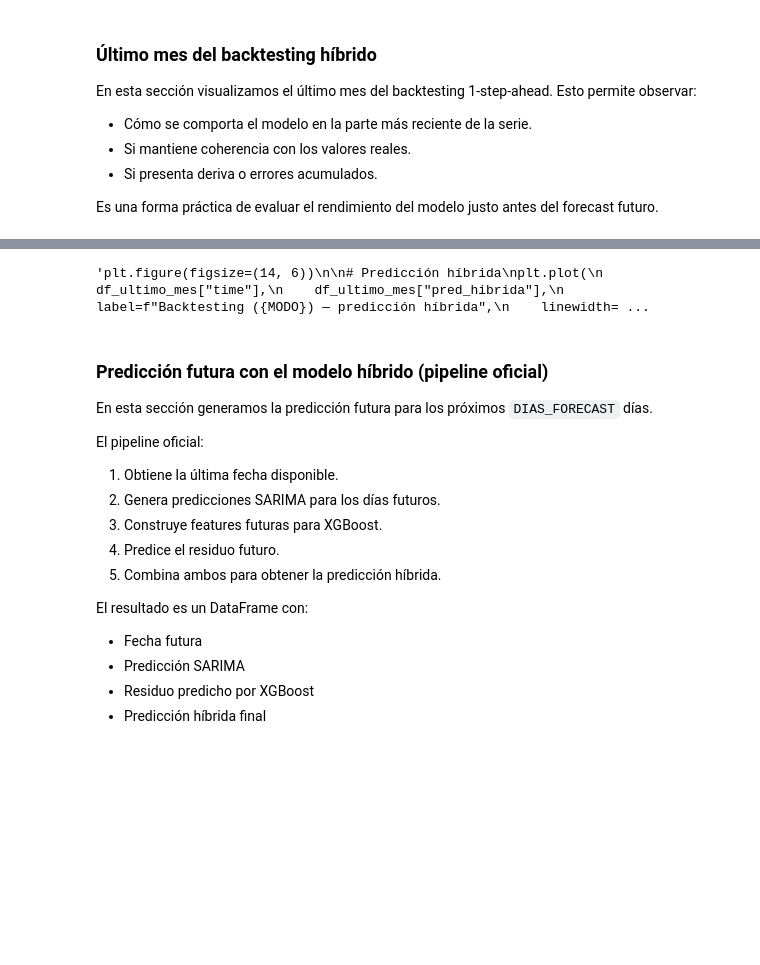
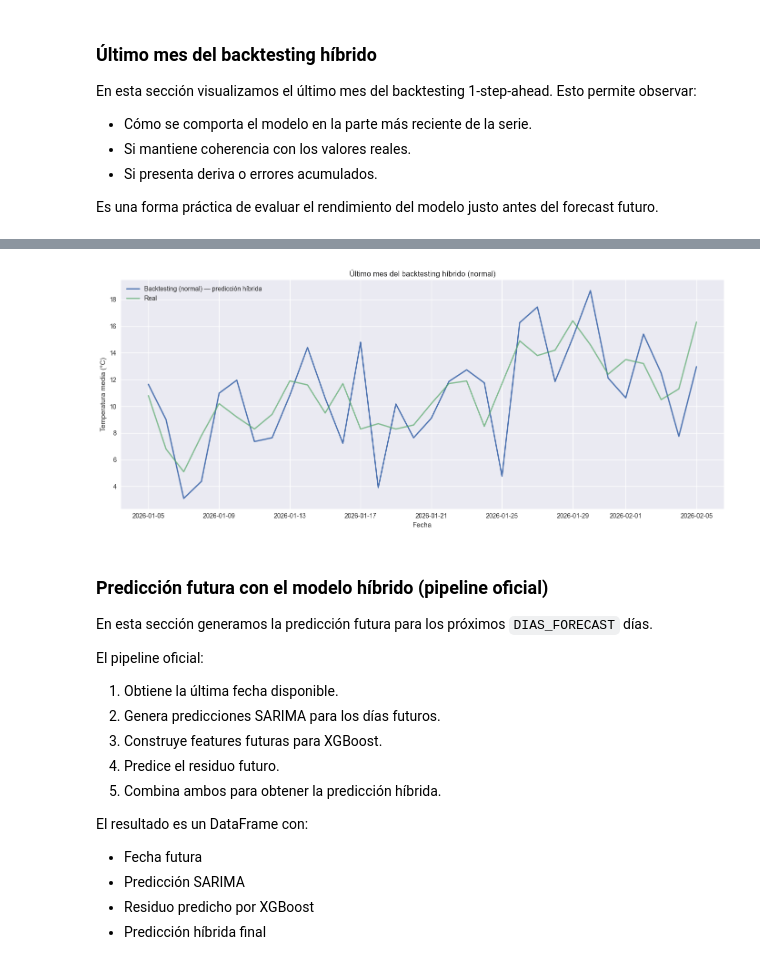
Before and after one commit to tamnd85/python, a Jupyter notebook: openmeteo_sqlite/notebooks/graficos_Santander.ipynb, the cells around one changed output, grey strips where cells are left out. Cells and saved outputs as stored; diff of their text form; code cells hidden in the pictures; blank space fills up the shorter version.

```diff
--- a/openmeteo_sqlite/notebooks/graficos_Santander.ipynb
+++ b/openmeteo_sqlite/notebooks/graficos_Santander.ipynb
@@ -995,33 +1001,32 @@ plt.show()
 # %%
-"""plt.figure(figsize=(14, 6))
+plt.figure(figsize=(14, 6))
 
 # Predicción híbrida
 plt.plot(
     df_ultimo_mes["time"],
     df_ultimo_mes["pred_hibrida"],
     label=f"Backtesting ({MODO}) — predicción híbrida",
     linewidth=2
 )
 
 # Serie real
 plt.plot(
     df_ultimo_mes["time"],
     df_ultimo_mes["real"],
     label="Real",
     linewidth=2,
     alpha=0.7
 )
 
 plt.title(f"Último mes del backtesting híbrido ({MODO})")
 plt.xlabel("Fecha")
 plt.ylabel("Temperatura media (°C)")
 plt.legend()
 plt.grid(True)
 plt.tight_layout()
 plt.show()
-"""
 # %% [output]
-'plt.figure(figsize=(14, 6))\n\n# Predicción híbrida\nplt.plot(\n    df_ultimo_mes["time"],\n    df_ultimo_mes["pred_hibrida"],\n    label=f"Backtesting ({MODO}) — predicción híbrida",\n    linewidth= ...
+[figure, added]
 # %% [markdown]
 <a id="15"></a>
 
```
Also changed, not shown: parts of 7 cells of this notebook, 18 other files.
